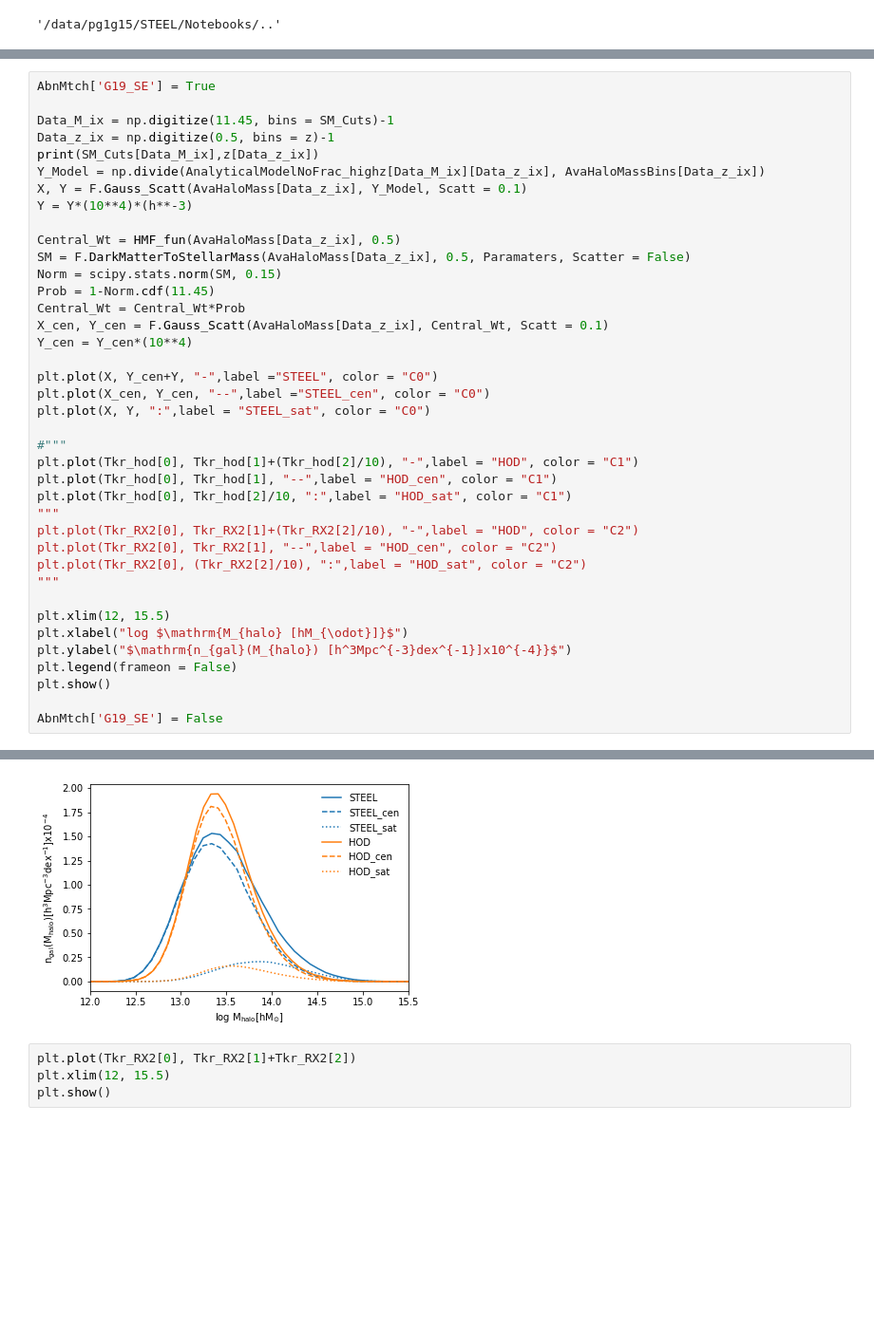
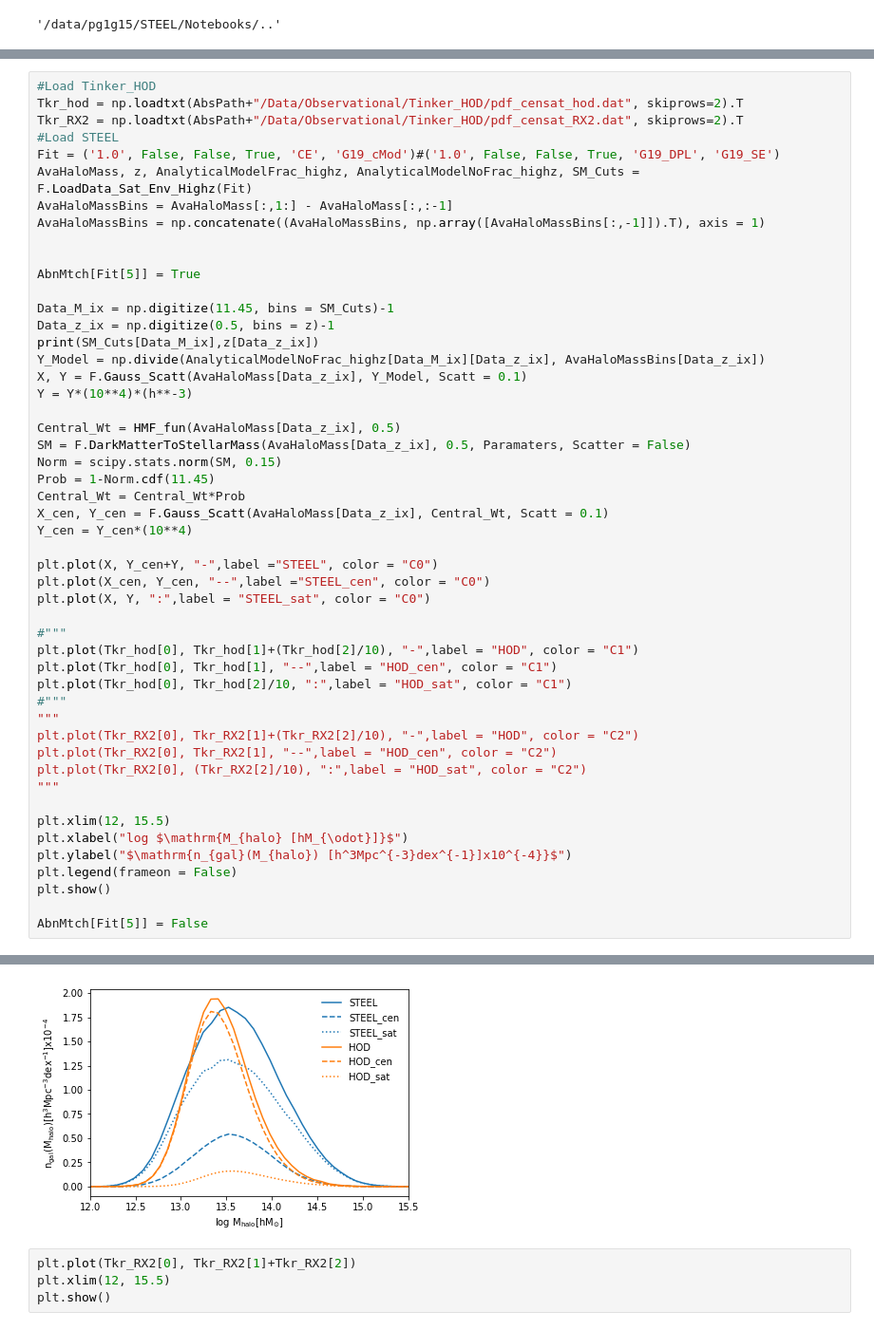
Before and after one commit to PipGrylls/STEEL, a Jupyter notebook: Notebooks/TestBook.ipynb, the cells around one changed output, grey strips where cells are left out. Shown at 95% size. Saved outputs shown, nothing was run; the diff lists cells and outputs as text; blank space fills up the shorter version.

Commit message:
got Centralprostprocessing working now the model parameters are consistent with STEEL.py

```diff
--- a/Notebooks/TestBook.ipynb
+++ b/Notebooks/TestBook.ipynb
@@ -110,5 +101,15 @@ import scipy.stats
 # %%
-AbnMtch['G19_SE'] = True
+#Load Tinker_HOD
+Tkr_hod = np.loadtxt(AbsPath+"/Data/Observational/Tinker_HOD/pdf_censat_hod.dat", skiprows=2).T
+Tkr_RX2 = np.loadtxt(AbsPath+"/Data/Observational/Tinker_HOD/pdf_censat_RX2.dat", skiprows=2).T
+#Load STEEL
+Fit = ('1.0', False, False, True, 'CE', 'G19_cMod')#('1.0', False, False, True, 'G19_DPL', 'G19_SE')
+AvaHaloMass, z, AnalyticalModelFrac_highz, AnalyticalModelNoFrac_highz, SM_Cuts = F.LoadData_Sat_Env_Highz(Fit)
+AvaHaloMassBins = AvaHaloMass[:,1:] - AvaHaloMass[:,:-1]
+AvaHaloMassBins = np.concatenate((AvaHaloMassBins, np.array([AvaHaloMassBins[:,-1]]).T), axis = 1)
+
+
+AbnMtch[Fit[5]] = True
 
 Data_M_ix = np.digitize(11.45, bins = SM_Cuts)-1
 Data_z_ix = np.digitize(0.5, bins = z)-1
@@ -133,6 +134,7 @@ plt.plot(X, Y, ":",label = "STEEL_sat", color = "C0")
 plt.plot(Tkr_hod[0], Tkr_hod[1]+(Tkr_hod[2]/10), "-",label = "HOD", color = "C1")
 plt.plot(Tkr_hod[0], Tkr_hod[1], "--",label = "HOD_cen", color = "C1")
 plt.plot(Tkr_hod[0], Tkr_hod[2]/10, ":",label = "HOD_sat", color = "C1")
+#"""
 """
 plt.plot(Tkr_RX2[0], Tkr_RX2[1]+(Tkr_RX2[2]/10), "-",label = "HOD", color = "C2")
 plt.plot(Tkr_RX2[0], Tkr_RX2[1], "--",label = "HOD_cen", color = "C2")
@@ -145,5 +147,5 @@ plt.ylabel("$\mathrm{n_{gal}(M_{halo}) [h^3Mpc^{-3}dex^{-1}]x10^{-4}}$")
 plt.legend(frameon = False)
 plt.show()
 
-AbnMtch['G19_SE'] = False
+AbnMtch[Fit[5]] = False
 # %% [output]
@@ -151,4 +153,4 @@ AbnMtch['G19_SE'] = False
-[figure, old version]
+[figure, new version]
 # %%
 plt.plot(Tkr_RX2[0], Tkr_RX2[1]+Tkr_RX2[2])
 plt.xlim(12, 15.5)
```
Also changed, not shown: parts of 4 cells of this notebook, 2 other files.
